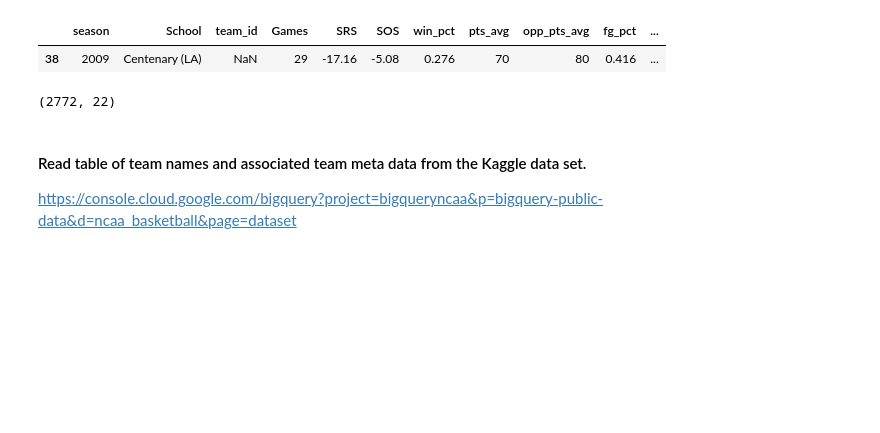
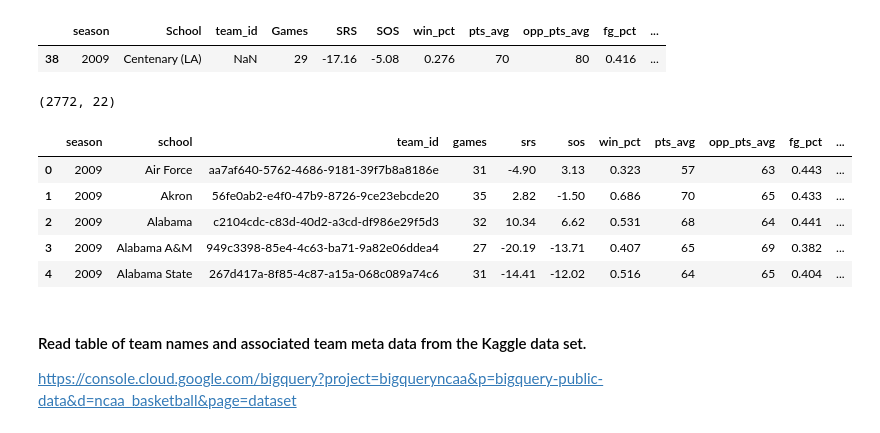
Before and after one commit to chipk215/ncaa_basketball, a Jupyter notebook: Models/Tournament_Model_AdaBoost-Delta.ipynb, the cells around one changed output. Cells and saved outputs as stored; diff of their text form; code cells hidden in the pictures; blank space fills up the shorter version.

```diff
--- a/Models/Tournament_Model_AdaBoost-Delta.ipynb
+++ b/Models/Tournament_Model_AdaBoost-Delta.ipynb
@@ -73,6 +73,16 @@ summary_data.dropna(inplace=True)
 print(summary_data.shape)
 # %% [output]
 (2772, 22)
+# %%
+summary_data.rename(str.lower, axis='columns', inplace=True)
+summary_data.head()
+# %% [output]
+|  | season | school | team_id | games | srs | sos | win_pct | pts_avg | opp_pts_avg | fg_pct | ... |
+| 0 | 2009 | Air Force | aa7af640-5762-4686-9181-39f7b8a8186e | 31 | -4.90 | 3.13 | 0.323 | 57 | 63 | 0.443 | ... |
+| 1 | 2009 | Akron | 56fe0ab2-e4f0-47b9-8726-9ce23ebcde20 | 35 | 2.82 | -1.50 | 0.686 | 70 | 65 | 0.433 | ... |
+| 2 | 2009 | Alabama | c2104cdc-c83d-40d2-a3cd-df986e29f5d3 | 32 | 10.34 | 6.62 | 0.531 | 68 | 64 | 0.441 | ... |
+| 3 | 2009 | Alabama A&M | 949c3398-85e4-4c63-ba71-9a82e06ddea4 | 27 | -20.19 | -13.71 | 0.407 | 65 | 69 | 0.382 | ... |
+| 4 | 2009 | Alabama State | 267d417a-8f85-4c87-a15a-068c089a74c6 | 31 | -14.41 | -12.02 | 0.516 | 64 | 65 | 0.404 | ... |
 # %% [markdown]
 #### Read table of team names and associated team meta data from the Kaggle data set.
 
```
Also changed, not shown: parts of 27 cells of this notebook, 2 other files.
